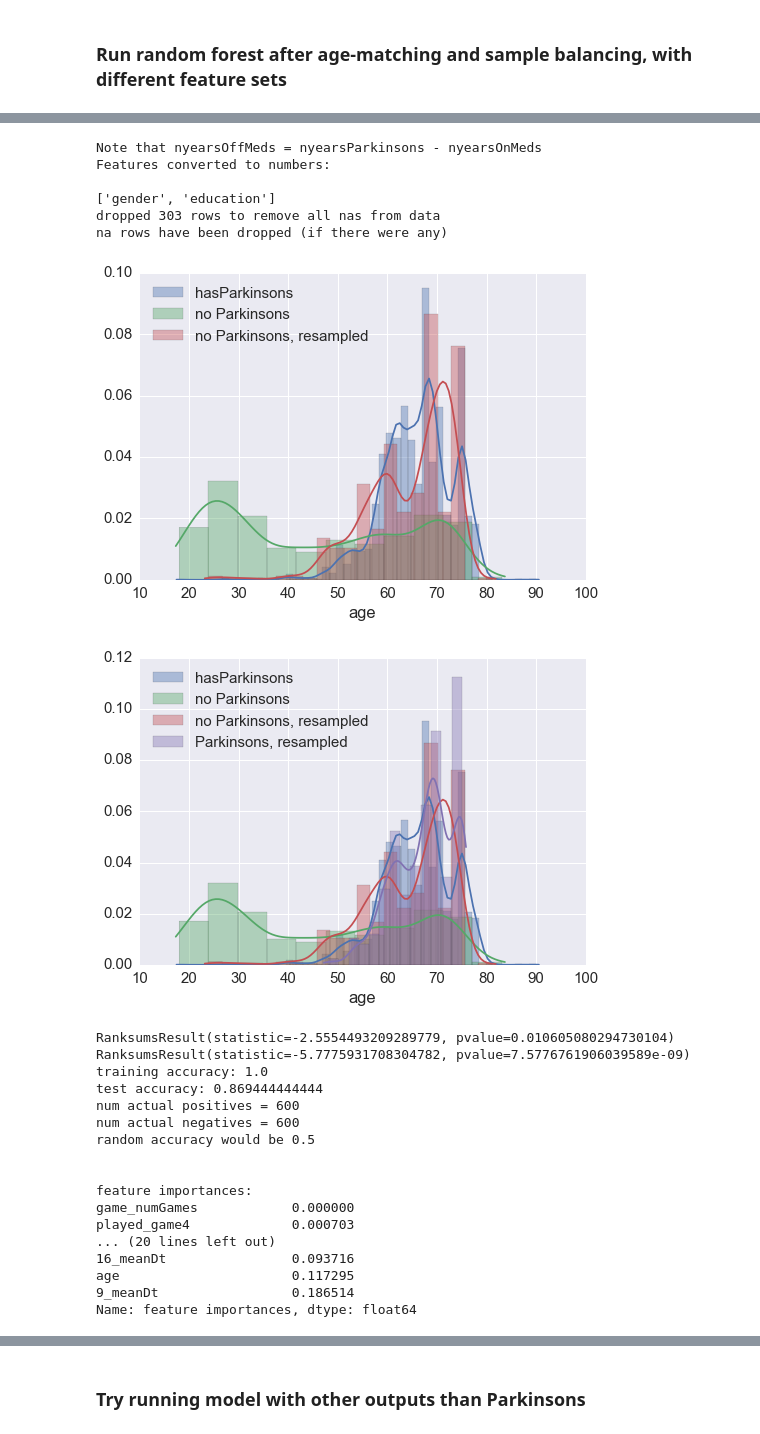
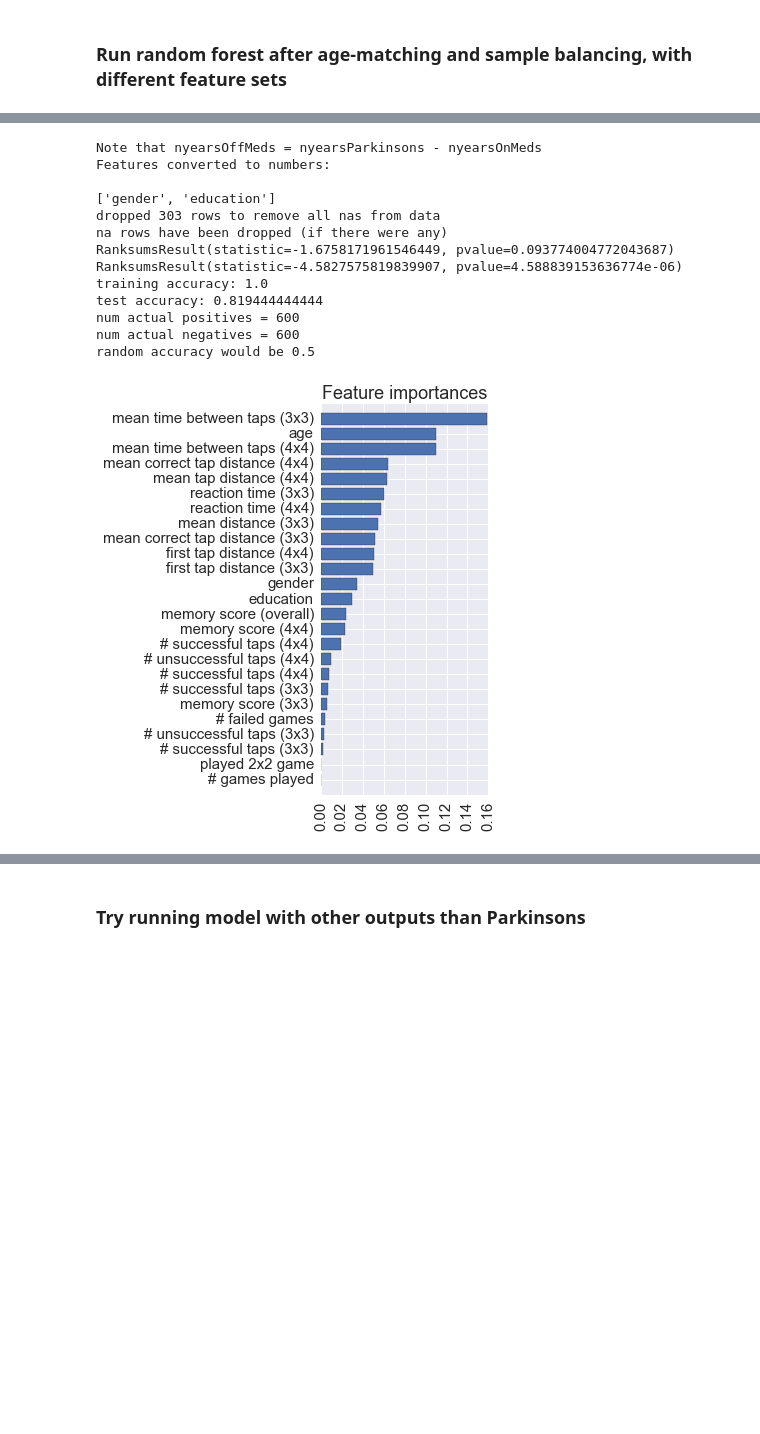
Before and after one commit to mattoby/mpower_memory, a Jupyter notebook: Memory_data_ML.ipynb, the cells around one changed output, grey strips where cells are left out. Cells and saved outputs as stored; diff of their text form; code cells hidden in the pictures; blank space fills up the shorter version.

```diff
--- a/Memory_data_ML.ipynb
+++ b/Memory_data_ML.ipynb
@@ -145,36 +138,25 @@ Name: feature importances, dtype: float64
 # %%
 # Run with in-game features and demographic features
 fcats = mt.define_feature_categories()
 features = fcats['game'] + ['hasParkinsons'] + fcats['demographic']
 MLexcludecols = []
 labelcol = 'hasParkinsons'
-outs = mt.build_ML_model_age_corrected_and_samplebalanced(data, features, labelcol, toPlot=True, toPrint=True, MLexcludecols=MLexcludecols)
+outs = mt.build_ML_model_age_corrected_and_samplebalanced(data, features, labelcol, toPlot=[0,0,0,1], toPrint=True, MLexcludecols=MLexcludecols)
 # %% [output]
 Note that nyearsOffMeds = nyearsParkinsons - nyearsOnMeds
 Features converted to numbers:
 
 ['gender', 'education']
 dropped 303 rows to remove all nas from data
 na rows have been dropped (if there were any)
+RanksumsResult(statistic=-1.6758171961546449, pvalue=0.093774004772043687)
+RanksumsResult(statistic=-4.5827575819839907, pvalue=4.588839153636774e-06)
+training accuracy: 1.0
+test accuracy: 0.819444444444
+num actual positives = 600
+num actual negatives = 600
+random accuracy would be 0.5
-[figure, old version]
+[figure, new version]
-[figure, removed]
-RanksumsResult(statistic=-2.5554493209289779, pvalue=0.010605080294730104)
-RanksumsResult(statistic=-5.7775931708304782, pvalue=7.5776761906039589e-09)
-training accuracy: 1.0
-test accuracy: 0.869444444444
-num actual positives = 600
-num actual negatives = 600
-random accuracy would be 0.5
-
-
-feature importances:
-game_numGames            0.000000
-played_game4             0.000703
-... (20 lines left out)
-16_meanDt                0.093716
-age                      0.117295
-9_meanDt                 0.186514
-Name: feature importances, dtype: float64
 # %%
 # Run with in-game features and demographic features and phone features
 fcats = mt.define_feature_categories()
```
Also changed, not shown: parts of 4 cells of this notebook, 1 other file.
